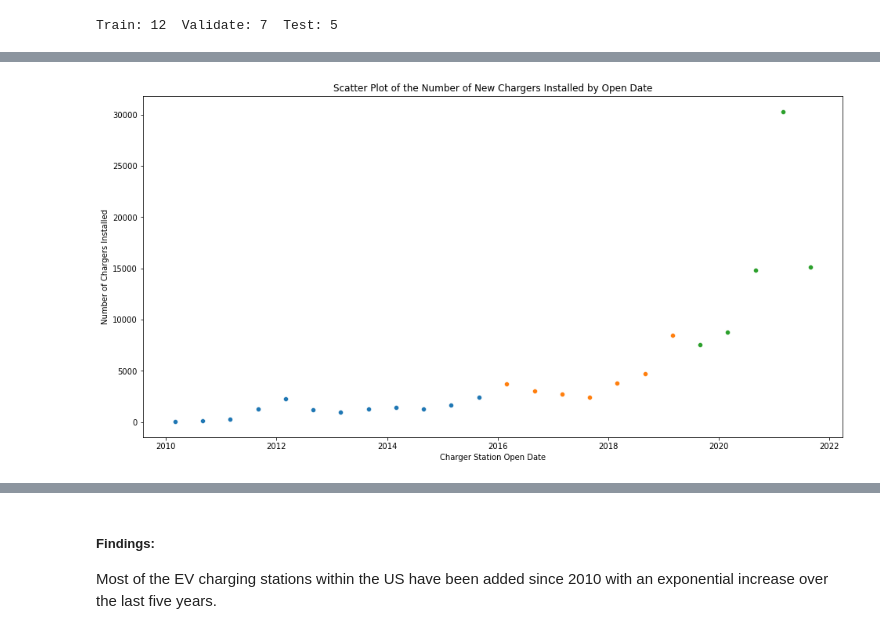
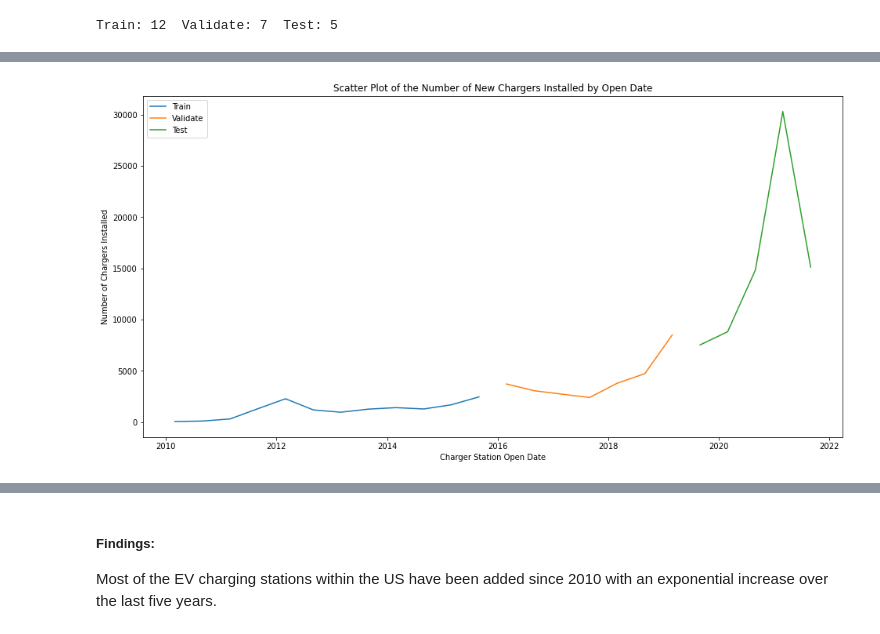
Before and after one commit to jeffakins/EV_Charger_Growth, a Jupyter notebook: individual_project.ipynb, the cells around one changed output, grey strips where cells are left out. Cells and saved outputs as stored; diff of their text form; code cells hidden in the pictures.

```diff
--- a/individual_project.ipynb
+++ b/individual_project.ipynb
@@ -183,20 +190,12 @@ train
 # %%
 plt.figure(figsize=(16,8))
-sns.lineplot(x='open_date', y='rolling_total_chargers', data=train)
-sns.lineplot(x='open_date', y='rolling_total_chargers', data=validate)
-sns.lineplot(x='open_date', y='rolling_total_chargers', data=test)
-plt.title('Plot of the Sum of New Chargers over Time')
+sns.lineplot(x='open_date', y='total_chargers', data=train)
+sns.lineplot(x='open_date', y='total_chargers', data=validate)
+sns.lineplot(x='open_date', y='total_chargers', data=test)
+plt.title('Scatter Plot of the Number of New Chargers Installed by Open Date')
+plt.legend(labels=['Train', 'Validate', 'Test'])
 plt.xlabel('Charger Station Open Date')
-plt.ylabel('Sum of Chargers Installed')
+plt.ylabel('Number of Chargers Installed')
 plt.show()
+# %% [output]
+[figure, added]
-# %%
-plt.figure(figsize=(16,8))
-sns.scatterplot(x='open_date', y='total_chargers', data=train)
-sns.scatterplot(x='open_date', y='total_chargers', data=validate)
-sns.scatterplot(x='open_date', y='total_chargers', data=test)
-plt.title('Scatter Plot of the Number of New Chargers Installed by Open Date')
-plt.xlabel('Charger Station Open Date')
-plt.ylabel('Number of Chargers Installed')
-plt.show()
-# %% [output]
-[figure, removed]
```
Also changed, not shown: parts of 25 cells of this notebook.
